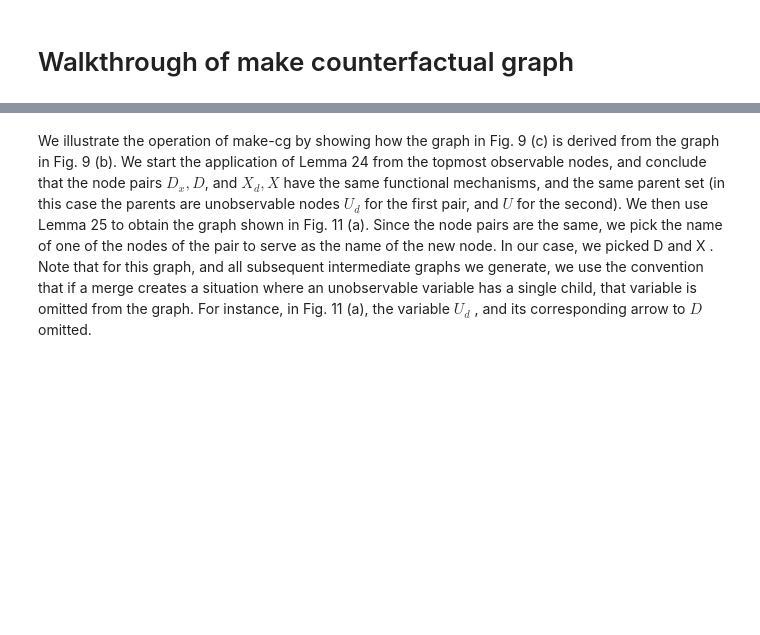
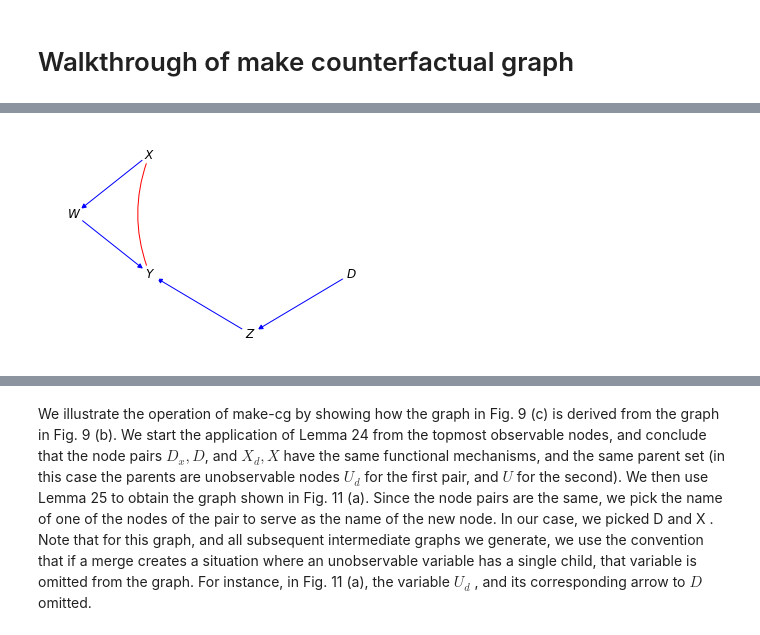
Before and after one commit to y0-causal-inference/y0, a Jupyter notebook: notebooks/Counterfactual Identification.ipynb, the cells around one changed output, grey strips where cells are left out. Cells and saved outputs as stored; diff of their text form; code cells hidden in the pictures; blank space fills up the shorter version.

```diff
--- a/notebooks/Counterfactual Identification.ipynb
+++ b/notebooks/Counterfactual Identification.ipynb
@@ -73,3 +73,7 @@ from y0.dsl import (
 import matplotlib.pyplot as plt
 # %% [output]
 [interactive output not drawn]
+# %%
+figure_9a.graph.draw()
+# %% [output]
+[figure, added]
```
Also changed, not shown: parts of 3 cells of this notebook, 2 other files.
